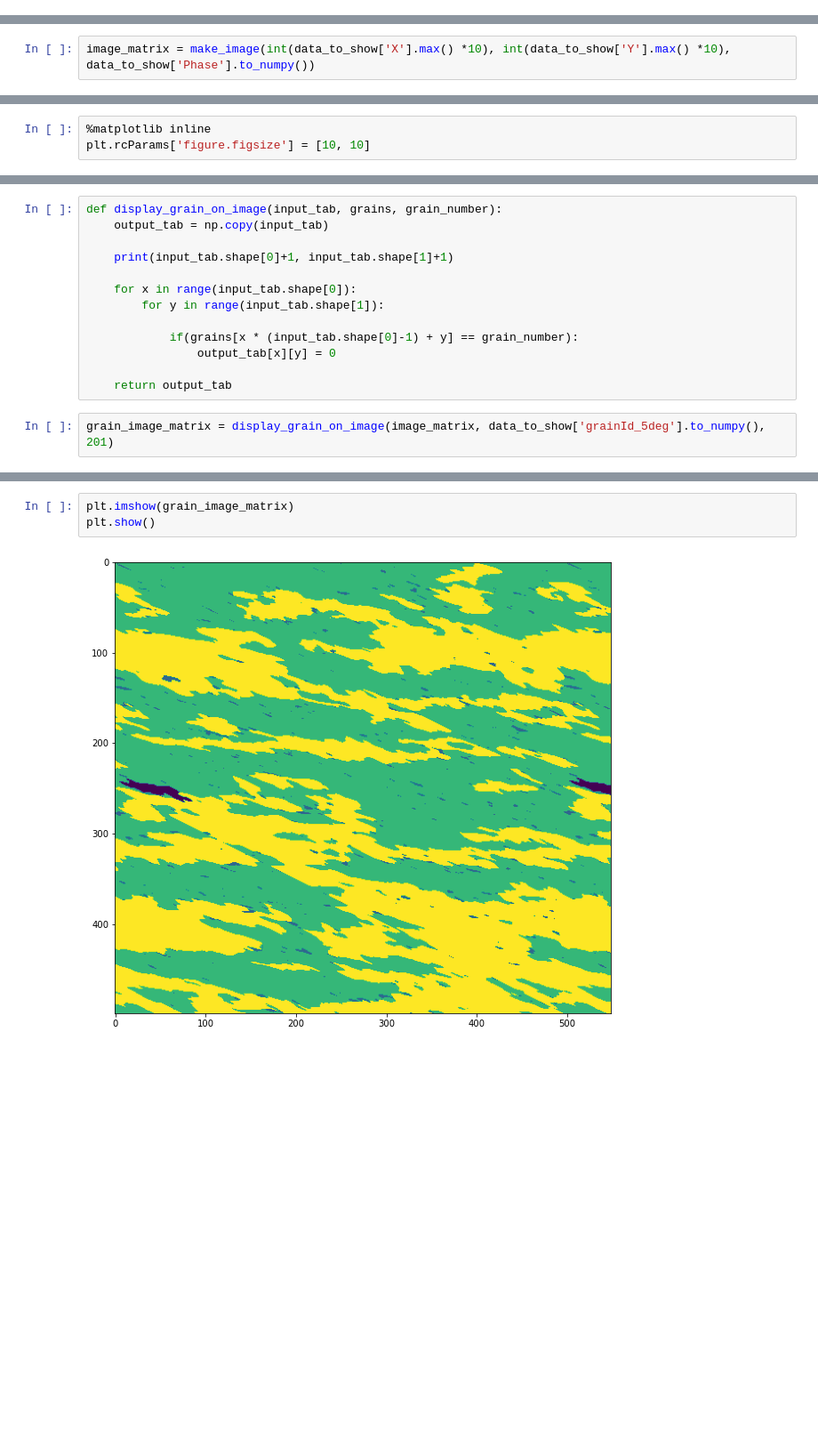
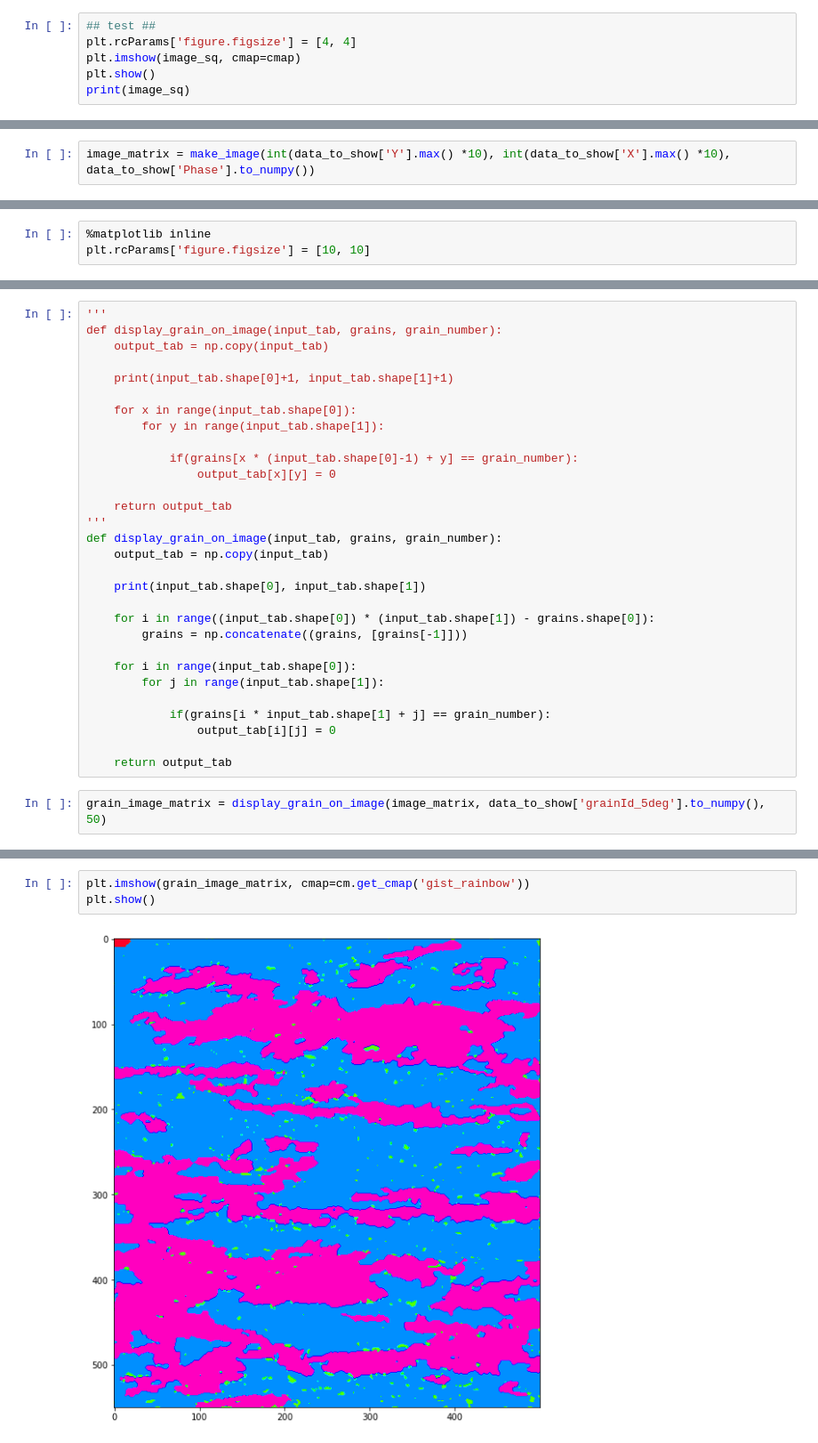
Before and after one commit to KrzysiekJa/grain-images-analytics, a Jupyter notebook: notebook.ipynb, the cells around one changed output, grey strips where cells are left out. Shown at 89% size. Drawn from its saved outputs; the diff is of its cells as text; blank space fills up the shorter version.

```diff
--- a/notebook.ipynb
+++ b/notebook.ipynb
@@ -60,0 +114,6 @@ def make_image(x_range, y_range, values):
+# %%
+## test ##
+plt.rcParams['figure.figsize'] = [4, 4]
+plt.imshow(image_sq, cmap=cmap)
+plt.show()
+print(image_sq)
@@ -61,3 +126,3 @@ def make_image(x_range, y_range, values):
 # %%
-image_matrix = make_image(int(data_to_show['X'].max() *10), int(data_to_show['Y'].max() *10), data_to_show['Phase'].to_numpy())
+image_matrix = make_image(int(data_to_show['Y'].max() *10), int(data_to_show['X'].max() *10), data_to_show['Phase'].to_numpy())
 # %% [output]
@@ -73,4 +147,5 @@ plt.show()
 # %%
+'''
 def display_grain_on_image(input_tab, grains, grain_number):
     output_tab = np.copy(input_tab)
 
@@ -83,6 +158,22 @@ def display_grain_on_image(input_tab, grains, grain_number):
                 output_tab[x][y] = 0
 
     return output_tab
+'''
+def display_grain_on_image(input_tab, grains, grain_number):
+    output_tab = np.copy(input_tab)
+
+    print(input_tab.shape[0], input_tab.shape[1])
+
+    for i in range((input_tab.shape[0]) * (input_tab.shape[1]) - grains.shape[0]):
+        grains = np.concatenate((grains, [grains[-1]]))
+
+    for i in range(input_tab.shape[0]):
+        for j in range(input_tab.shape[1]):
+
+            if(grains[i * input_tab.shape[1] + j] == grain_number):
+                output_tab[i][j] = 0
+
+    return output_tab
 # %%
-grain_image_matrix = display_grain_on_image(image_matrix, data_to_show['grainId_5deg'].to_numpy(), 201)
+grain_image_matrix = display_grain_on_image(image_matrix, data_to_show['grainId_5deg'].to_numpy(), 50)
 # %% [output]
@@ -90,6 +181,6 @@ grain_image_matrix = display_grain_on_image(image_matrix, data_to_show['grainId_
 # %%
-plt.imshow(grain_image_matrix)
+plt.imshow(grain_image_matrix, cmap=cm.get_cmap('gist_rainbow'))
 plt.show()
 # %% [output]
-[figure, old version]
+[figure, new version]
 # %%
```
Also changed, not shown: parts of 20 cells of this notebook, 3 other files.
